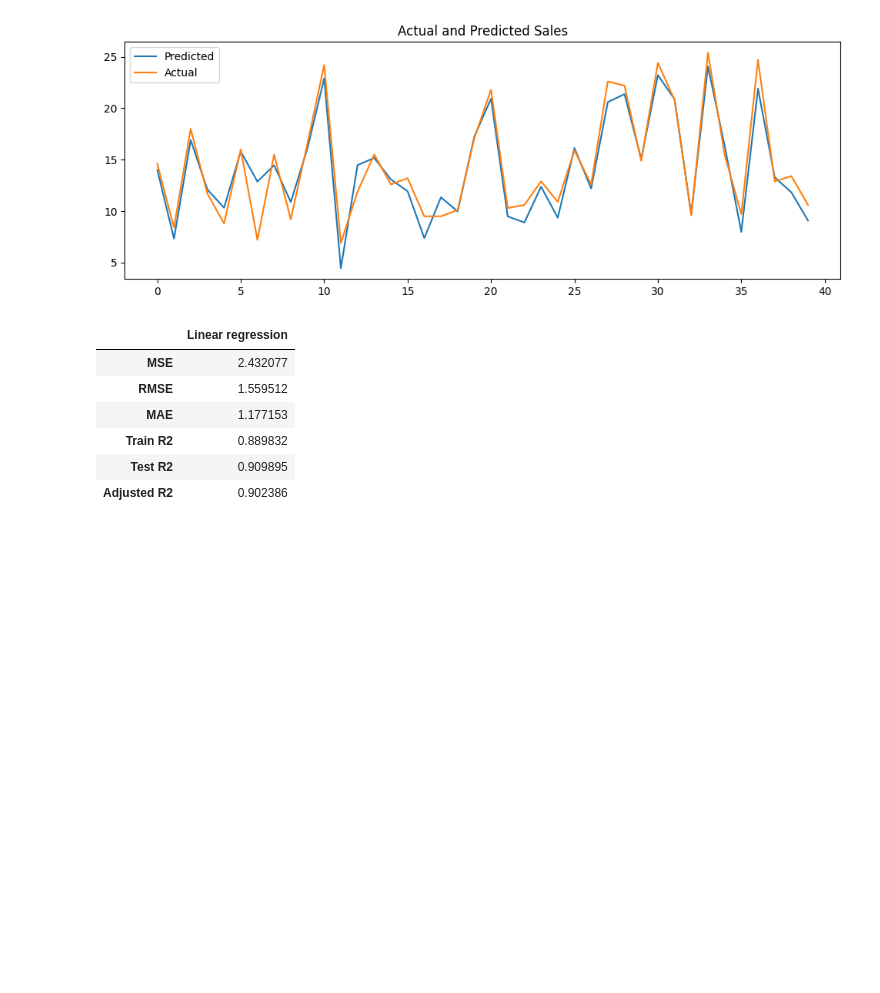
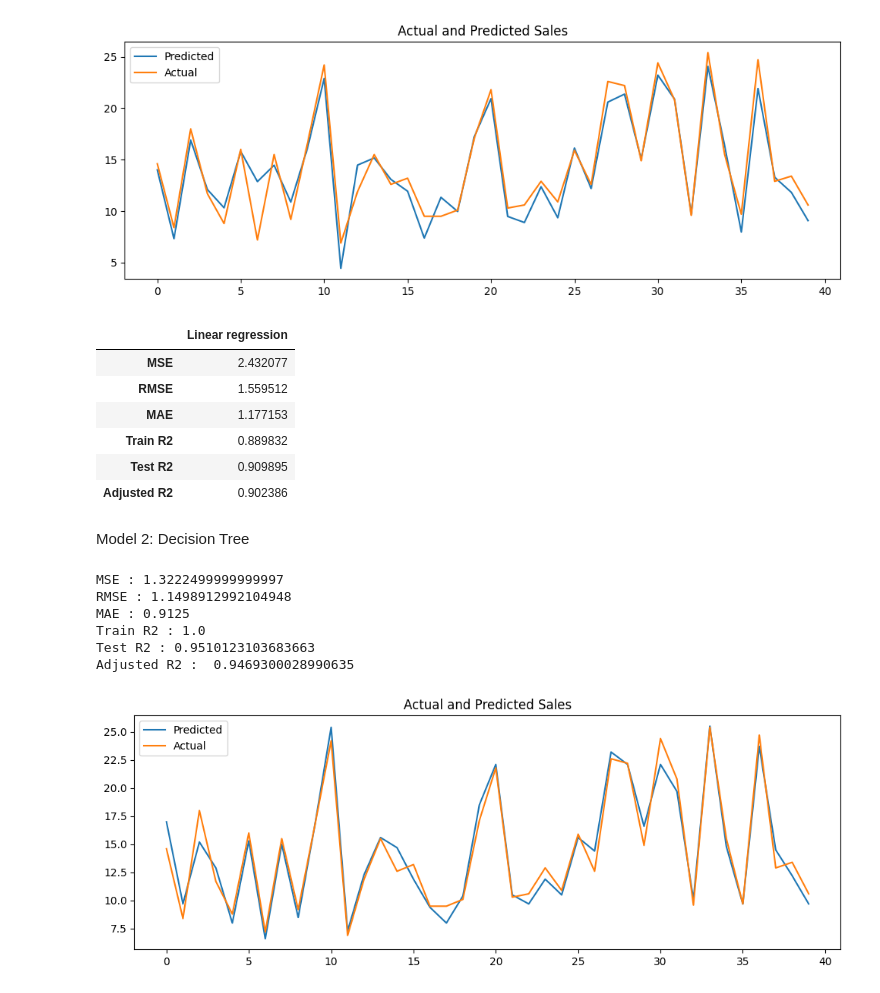
Before and after one commit to aalhadramteke/Sales-Prediction-using-Python, a Jupyter notebook: main.ipynb, the cells around one changed output. Drawn from its saved outputs; the diff is of its cells as text; code cells hidden in the pictures; blank space fills up the shorter version.

Commit message:
Decision Tree

```diff
--- a/main.ipynb
+++ b/main.ipynb
@@ -322,3 +322,25 @@ score
 | Train R2 | 0.889832 |
 | Test R2 | 0.909895 |
 | Adjusted R2 | 0.902386 |
+# %% [markdown]
+Model 2: Decision Tree
+# %%
+# Import Decision Tree Regressor class
+dt = DecisionTreeRegressor(random_state=1)
+
+# Fit the Decision Tree model to your training data
+dt.fit(X_train,Y_train)
+
+# Predict on the model
+y_pred_dt1 = dt.predict(X_test)
+# %%
+result = evaluate_model(dt, Y_test,y_pred_dt1)
+score['Decision tree'] = result
+# %% [output]
+MSE : 1.3222499999999997
+RMSE : 1.1498912992104948
+MAE : 0.9125
+Train R2 : 1.0
+Test R2 : 0.9510123103683663
+Adjusted R2 :  0.9469300028990635
+[figure, added]
```
Also changed, not shown: parts of 1 cell of this notebook.
